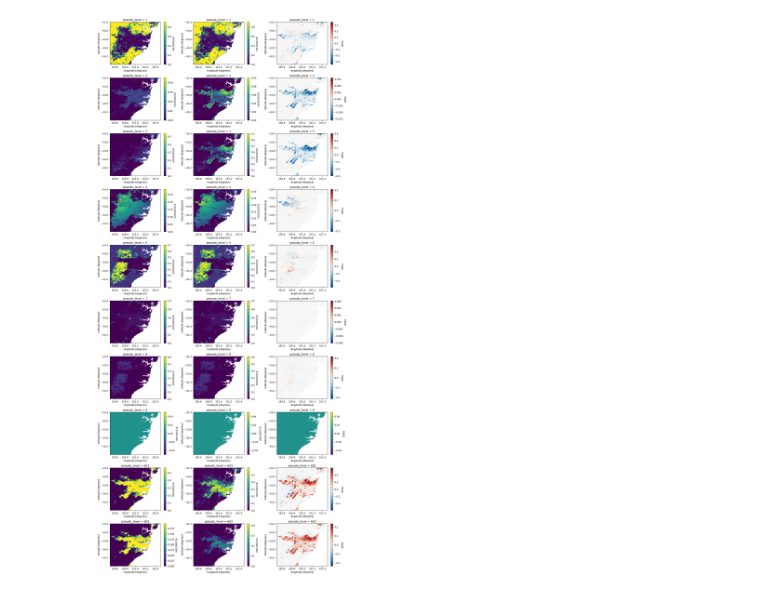
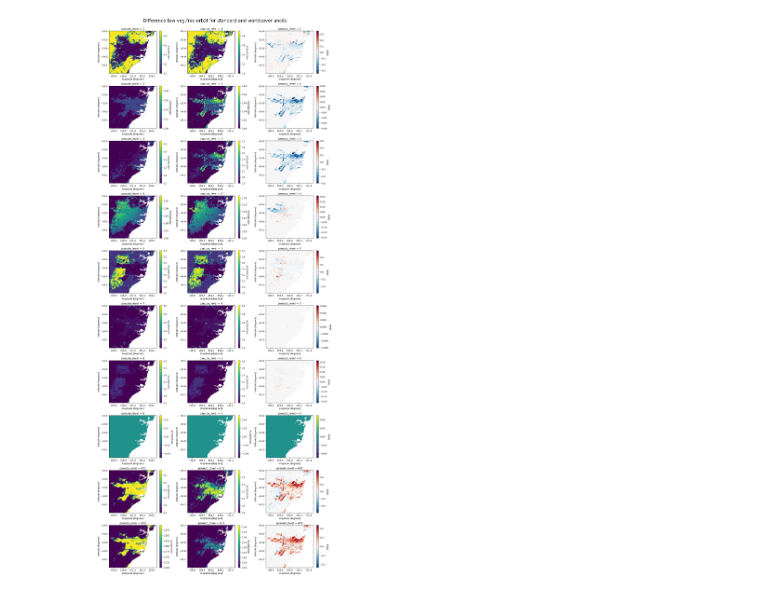
Before and after one commit to 21centuryweather/UM_configuration_tools, a Jupyter notebook: notebooks/Check_Flagship_worldcover.ipynb, the cells around one changed output. Drawn from its saved outputs; the diff is of its cells as text; code cells hidden in the pictures.

Commit message:
UPDATES : Added figure suptitle

```diff
--- a/notebooks/Check_Flagship_worldcover.ipynb
+++ b/notebooks/Check_Flagship_worldcover.ipynb
@@ -49,7 +49,7 @@ def return_cb_args(da):
 
     return cb_args
 # %%
-fig,ax=plt.subplots(9,3,figsize=(15,30))
+fig,ax=plt.subplots(9,3,figsize=(15,35))
 
 max_label_length=30
 
@@ -61,5 +61,6 @@ for level in range(9):
     wc_chunk.plot(ax=ax[level,1],cbar_kwargs=return_cb_args(std_chunk))
     (std_chunk-wc_chunk).plot(ax=ax[level,2],cbar_kwargs={'label':'Delta'})
 
+plt.suptitle('Difference b/w veg.frac.cci for standard and worldcover ancils',fontsize=20,y=1.0)
 plt.tight_layout()
 plt.savefig('Delta_veg_frac_cci.png')
@@ -76,19 +75,20 @@ wc_data = ants.load(WC_VEG)
 std_da = xr.DataArray.from_iris(std_data[0])
 wc_da = xr.DataArray.from_iris(wc_data[0])
 # %%
-fig,ax=plt.subplots(10,3,figsize=(15,33))
+fig,ax=plt.subplots(10,3,figsize=(15,35))
 
 max_label_length=30
 
 for level in range(10):
     std_chunk = std_da.sel(dim_0=level,latitude=slice(-34.4,-33.4),longitude=slice(150.5,151.5))
     wc_chunk = wc_da.sel(dim_0=level,latitude=slice(-34.4,-33.4),longitude=slice(150.5,151.5))
 
     std_chunk.plot(ax=ax[level,0],cbar_kwargs=return_cb_args(std_chunk))
     wc_chunk.plot(ax=ax[level,1],cbar_kwargs=return_cb_args(std_chunk))
     (std_chunk-wc_chunk).plot(ax=ax[level,2],cbar_kwargs={'label':'Delta'})
 
+plt.suptitle('Difference b/w veg.frac.urb2t for standard and worldcover ancils',fontsize=20,y=1.0)
 plt.tight_layout()
 plt.savefig('Delta_veg_frac_urb2t.png')
 # %% [output]
-[figure, old version]
+[figure, new version]
```
Also changed, not shown: parts of 1 cell of this notebook.
